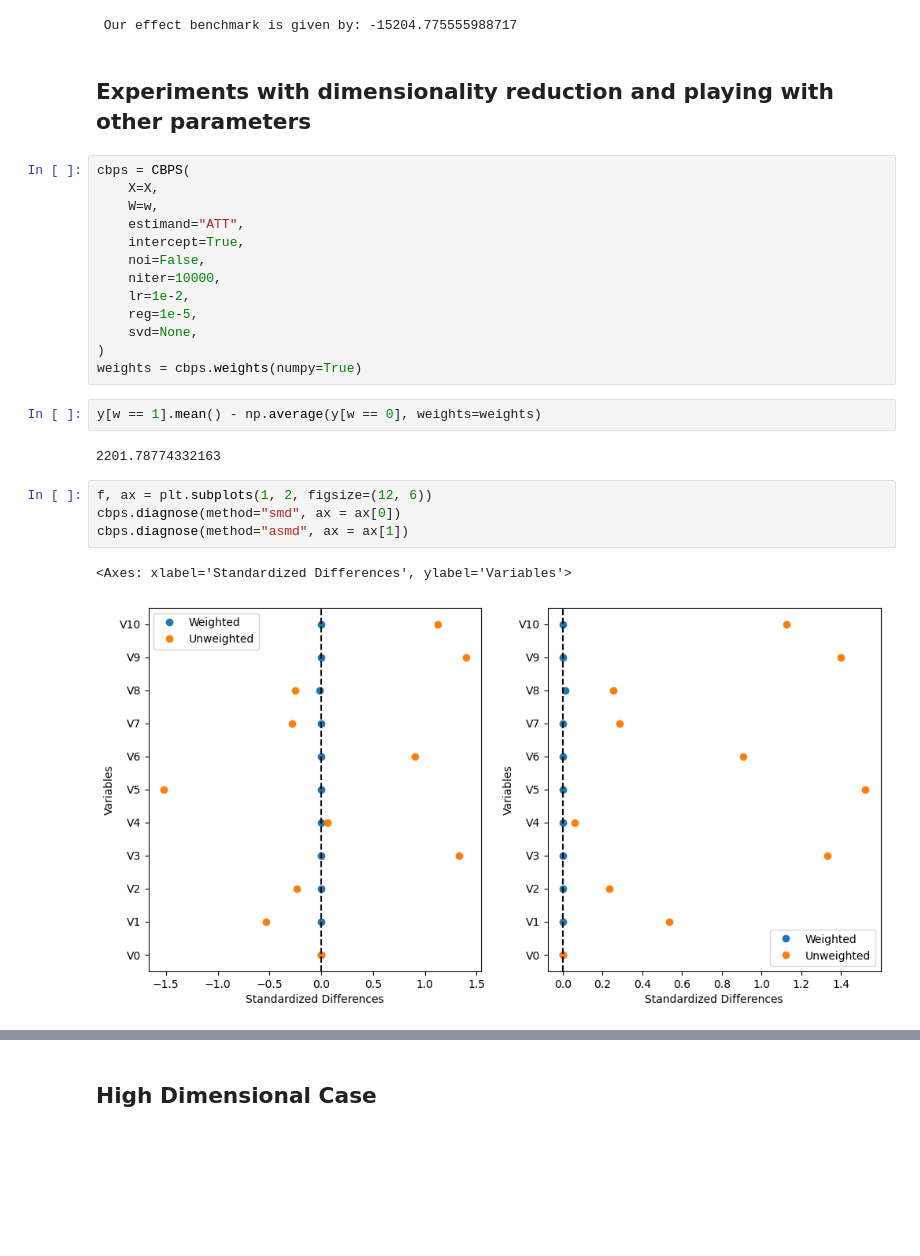
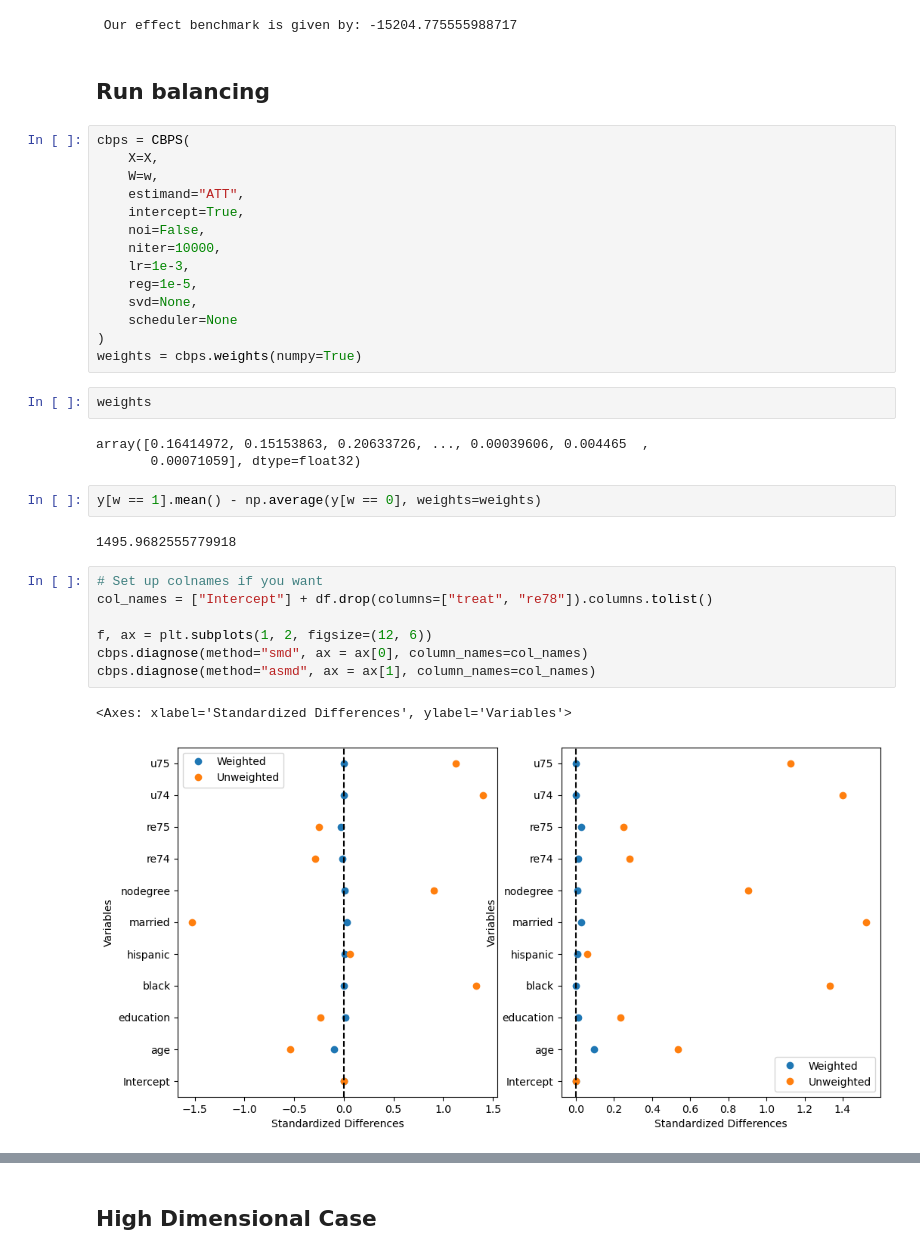
Before and after one commit to apoorvalal/cbpys, a Jupyter notebook: examples/example.ipynb, the cells around one changed output, grey strips where cells are left out. Drawn from its saved outputs; the diff is of its cells as text; blank space fills up the shorter version.

```diff
--- a/examples/example.ipynb
+++ b/examples/example.ipynb
@@ -34,8 +35,8 @@ print(
 )
 # %% [output]
  Our effect benchmark is given by: -15204.775555988717
-# %% [markdown]
-## Experiments with dimensionality reduction and playing with other parameters
+# %% [markdown]
+## Run balancing
 # %%
 cbps = CBPS(
     X=X,
@@ -44,19 +45,28 @@ cbps = CBPS(
     intercept=True,
     noi=False,
     niter=10000,
-    lr=1e-2,
+    lr=1e-3,
     reg=1e-5,
     svd=None,
+    scheduler=None
 )
 weights = cbps.weights(numpy=True)
+# %%
+weights
+# %% [output]
+array([0.16414972, 0.15153863, 0.20633726, ..., 0.00039606, 0.004465  ,
+       0.00071059], dtype=float32)
 # %%
 y[w == 1].mean() - np.average(y[w == 0], weights=weights)
 # %% [output]
-2201.78774332163
+1495.9682555779918
 # %%
+# Set up colnames if you want
+col_names = ["Intercept"] + df.drop(columns=["treat", "re78"]).columns.tolist()
+
 f, ax = plt.subplots(1, 2, figsize=(12, 6))
-cbps.diagnose(method="smd", ax = ax[0])
-cbps.diagnose(method="asmd", ax = ax[1])
+cbps.diagnose(method="smd", ax = ax[0], column_names=col_names)
+cbps.diagnose(method="asmd", ax = ax[1], column_names=col_names)
 # %% [output]
 <Axes: xlabel='Standardized Differences', ylabel='Variables'>
-[figure, old version]
+[figure, new version]
```
Also changed, not shown: parts of 5 cells of this notebook, 2 other files.
